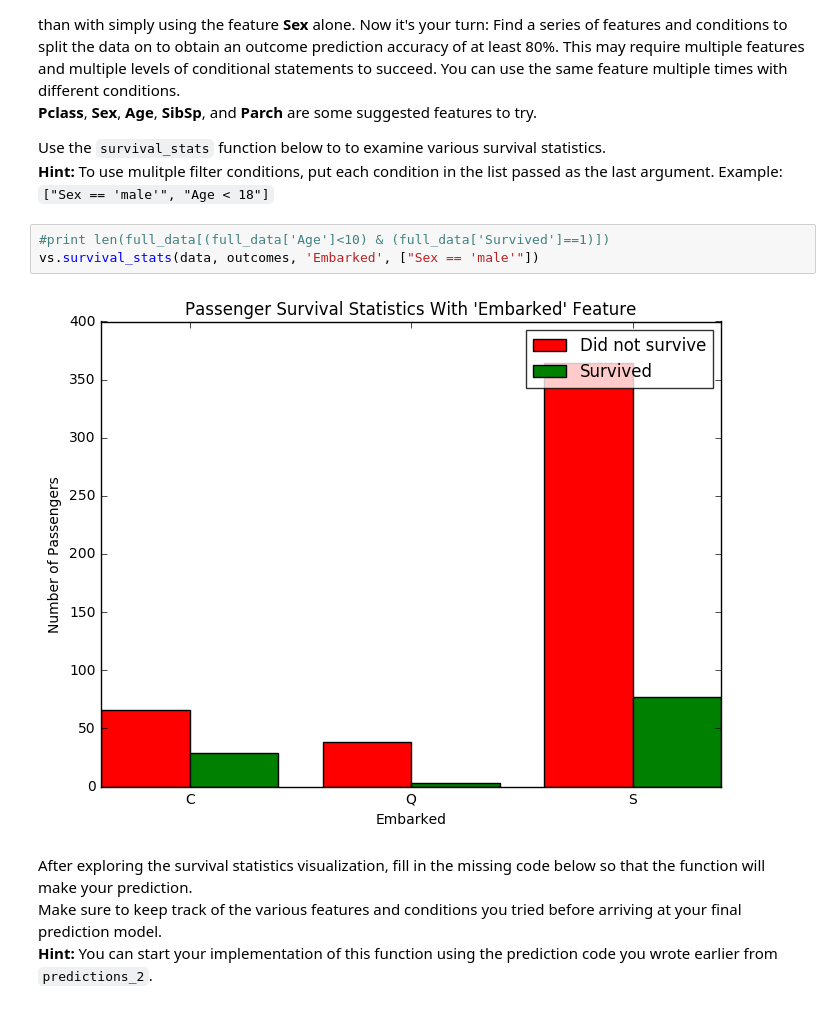
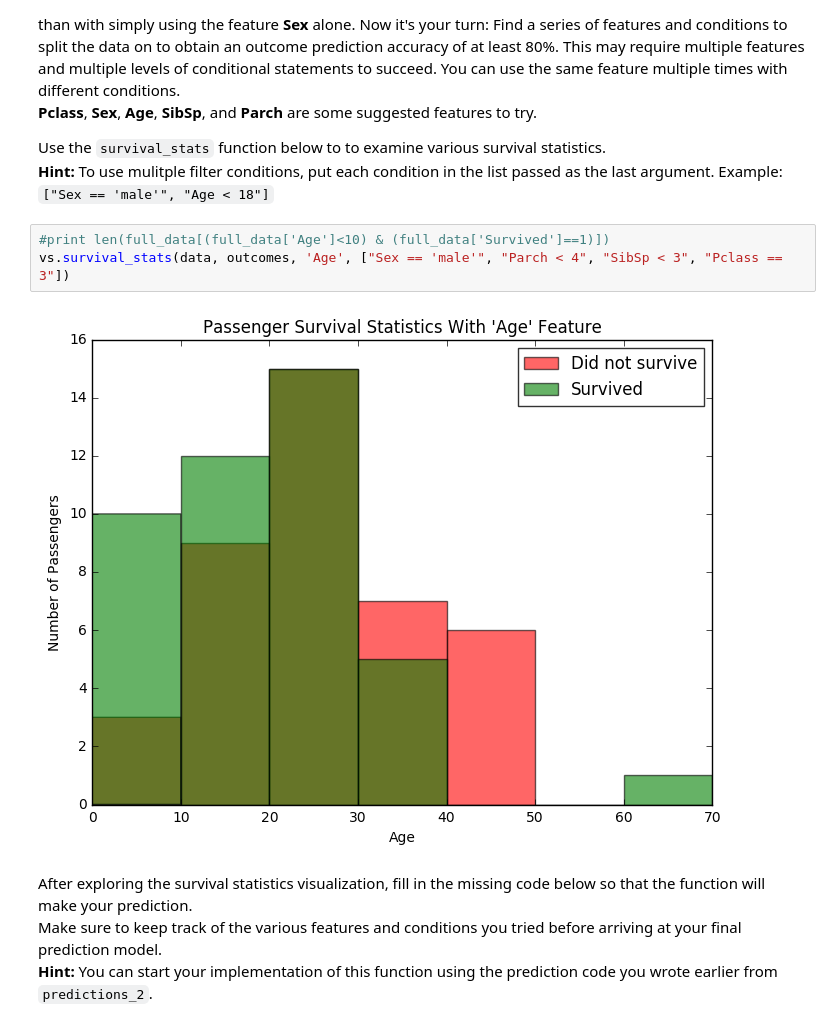
Before and after one commit to Al-barazanchi/Udacity, a Jupyter notebook: machine-learning/titanic_survival_exploration/titanic_survival_exploration.ipynb, the cells around one changed output. Drawn from its saved outputs; the diff is of its cells as text.

```diff
--- a/machine-learning/titanic_survival_exploration/titanic_survival_exploration.ipynb
+++ b/machine-learning/titanic_survival_exploration/titanic_survival_exploration.ipynb
@@ -206,9 +196,9 @@ Use the `survival_stats` function below to to examine various survival statistic
 **Hint:** To use mulitple filter conditions, put each condition in the list passed as the last argument. Example: `["Sex == 'male'", "Age < 18"]`
 # %%
 #print len(full_data[(full_data['Age']<10) & (full_data['Survived']==1)])
-vs.survival_stats(data, outcomes, 'Embarked', ["Sex == 'male'"])
+vs.survival_stats(data, outcomes, 'Age', ["Sex == 'male'", "Parch < 4", "SibSp < 3", "Pclass == 3"])
 # %% [output]
-[figure, old version]
+[figure, new version]
 # %% [markdown]
 After exploring the survival statistics visualization, fill in the missing code below so that the function will make your prediction.
 Make sure to keep track of the various features and conditions you tried before arriving at your final prediction model.
```
Also changed, not shown: parts of 11 cells of this notebook.
